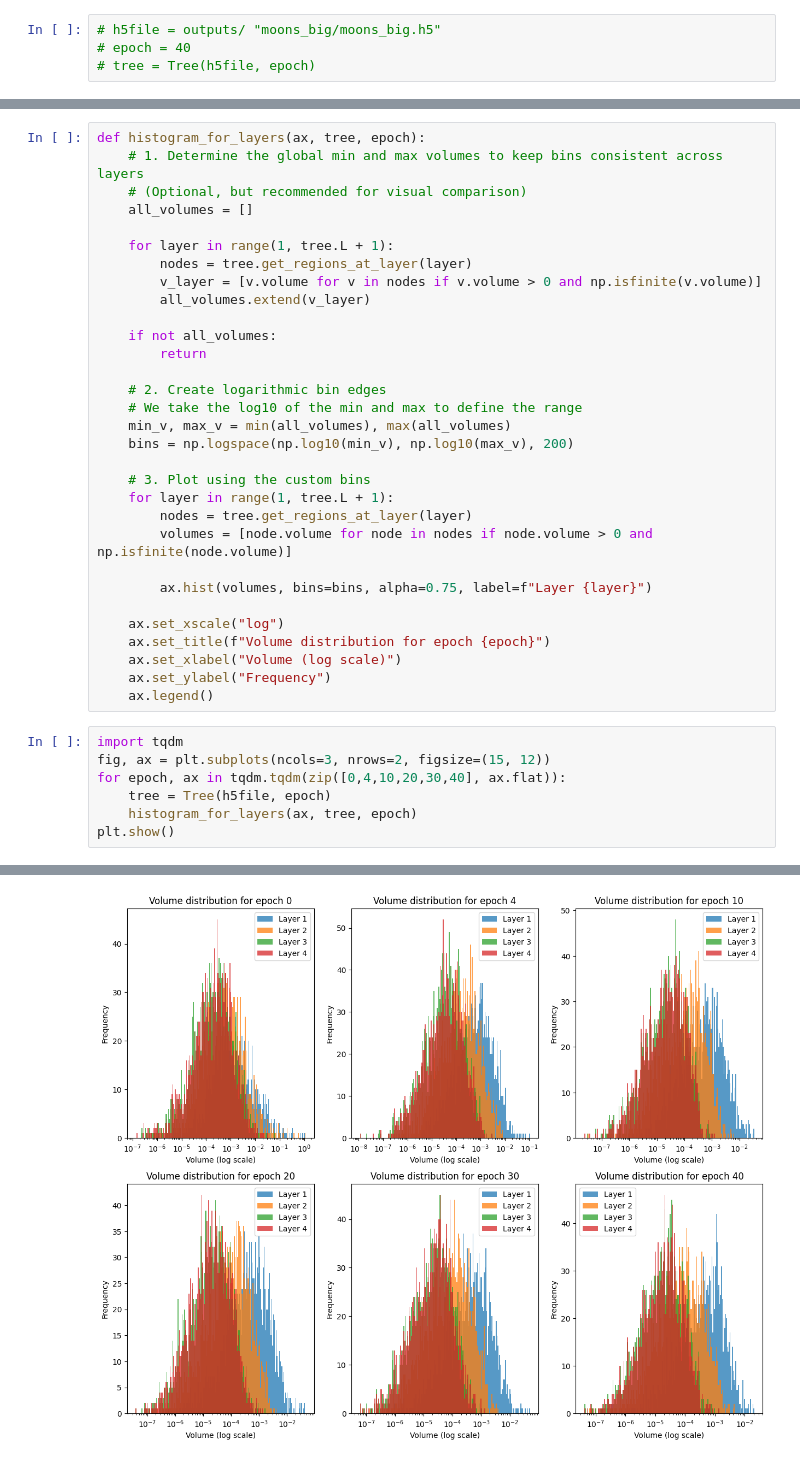
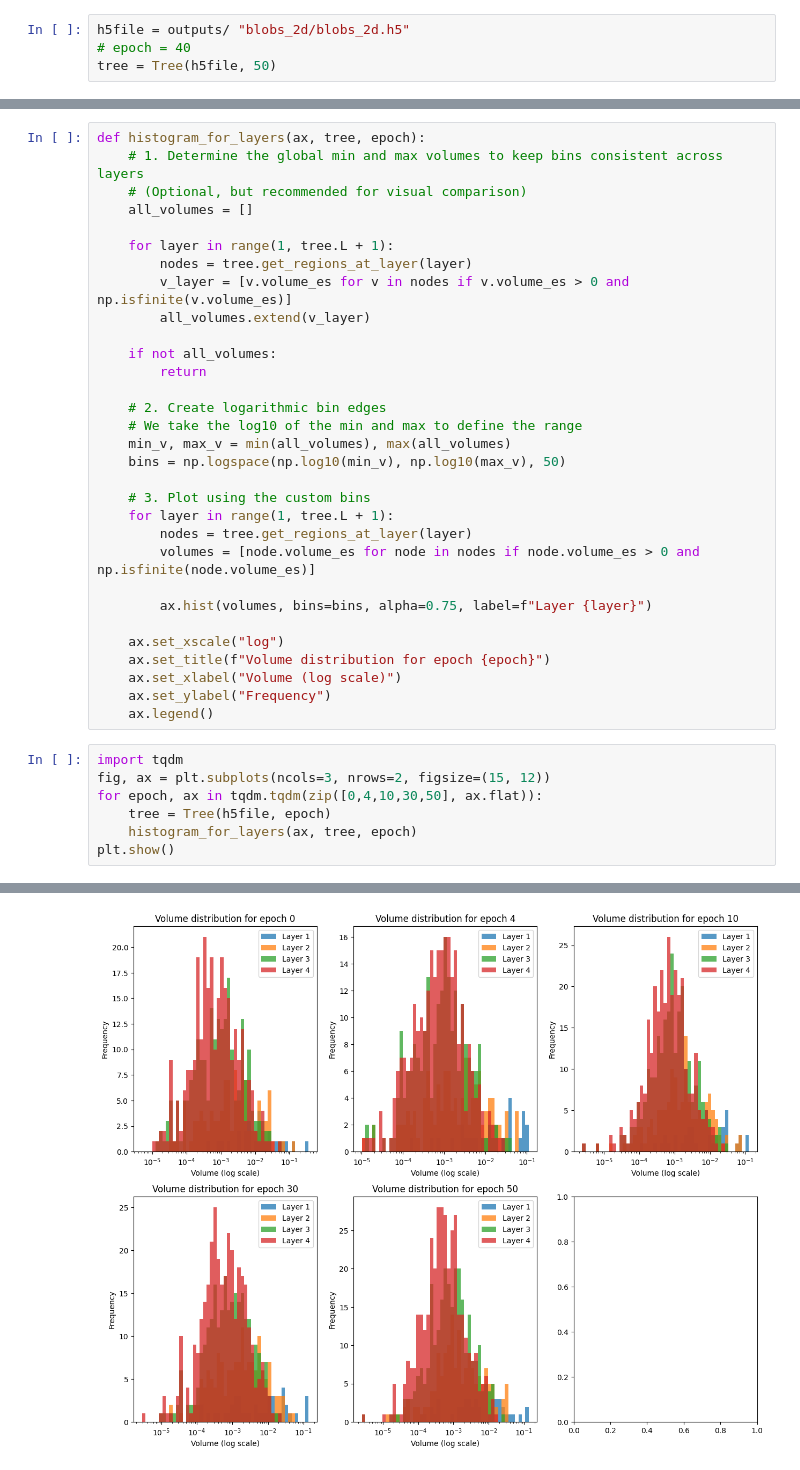
Before and after one commit to Johanmkr/WP1-Polyhedra, a Jupyter notebook: notebooks/check_h5_file.ipynb, the cells around one changed output, grey strips where cells are left out. Cells and saved outputs as stored; diff of their text form.

```diff
--- a/notebooks/check_h5_file.ipynb
+++ b/notebooks/check_h5_file.ipynb
@@ -10,4 +12,4 @@ from src_experiment.paths import outputs
 # %%
-# h5file = outputs/ "moons_big/moons_big.h5"
+h5file = outputs/ "blobs_2d/blobs_2d.h5"
 # epoch = 40
-# tree = Tree(h5file, epoch)
+tree = Tree(h5file, 50)
@@ -24,7 +25,7 @@ def histogram_for_layers(ax, tree, epoch):
 
     for layer in range(1, tree.L + 1):
         nodes = tree.get_regions_at_layer(layer)
-        v_layer = [v.volume for v in nodes if v.volume > 0 and np.isfinite(v.volume)]
+        v_layer = [v.volume_es for v in nodes if v.volume_es > 0 and np.isfinite(v.volume_es)]
         all_volumes.extend(v_layer)
 
     if not all_volumes:
@@ -33,12 +34,12 @@ def histogram_for_layers(ax, tree, epoch):
     # 2. Create logarithmic bin edges
     # We take the log10 of the min and max to define the range
     min_v, max_v = min(all_volumes), max(all_volumes)
-    bins = np.logspace(np.log10(min_v), np.log10(max_v), 200)
+    bins = np.logspace(np.log10(min_v), np.log10(max_v), 50)
 
     # 3. Plot using the custom bins
     for layer in range(1, tree.L + 1):
         nodes = tree.get_regions_at_layer(layer)
-        volumes = [node.volume for node in nodes if node.volume > 0 and np.isfinite(node.volume)]
+        volumes = [node.volume_es for node in nodes if node.volume_es > 0 and np.isfinite(node.volume_es)]
 
         ax.hist(volumes, bins=bins, alpha=0.75, label=f"Layer {layer}")
 
@@ -50,7 +51,7 @@ def histogram_for_layers(ax, tree, epoch):
 # %%
 import tqdm
 fig, ax = plt.subplots(ncols=3, nrows=2, figsize=(15, 12))
-for epoch, ax in tqdm.tqdm(zip([0,4,10,20,30,40], ax.flat)):
+for epoch, ax in tqdm.tqdm(zip([0,4,10,30,50], ax.flat)):
     tree = Tree(h5file, epoch)
     histogram_for_layers(ax, tree, epoch)
 plt.show()
@@ -64 +64 @@ plt.show()
-[figure, old version]
+[figure, new version]
```
Also changed, not shown: parts of 14 cells of this notebook, 21 other files.
